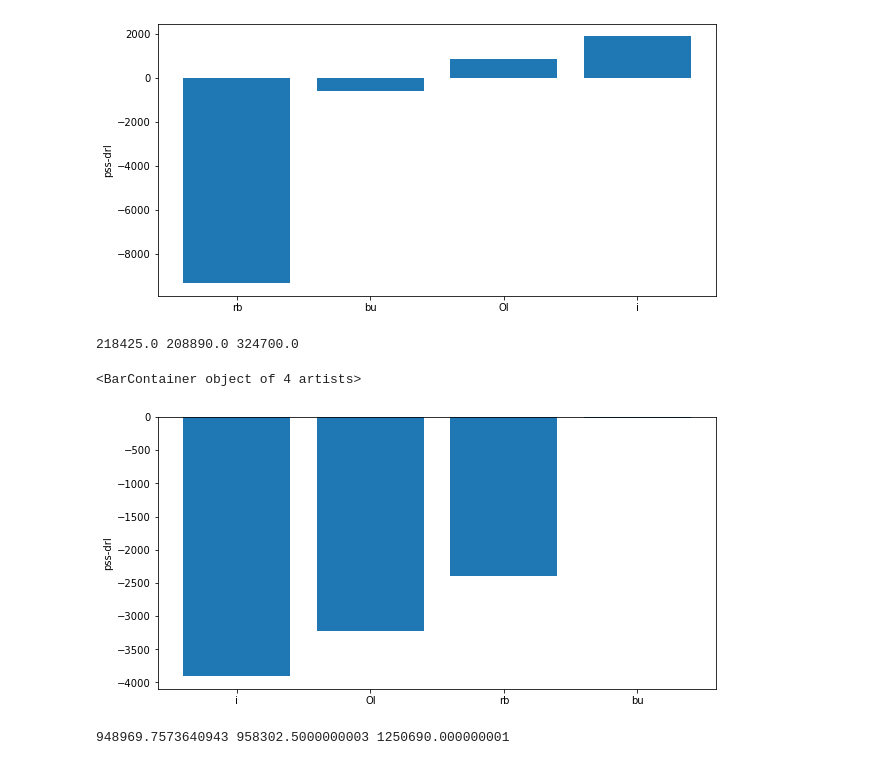
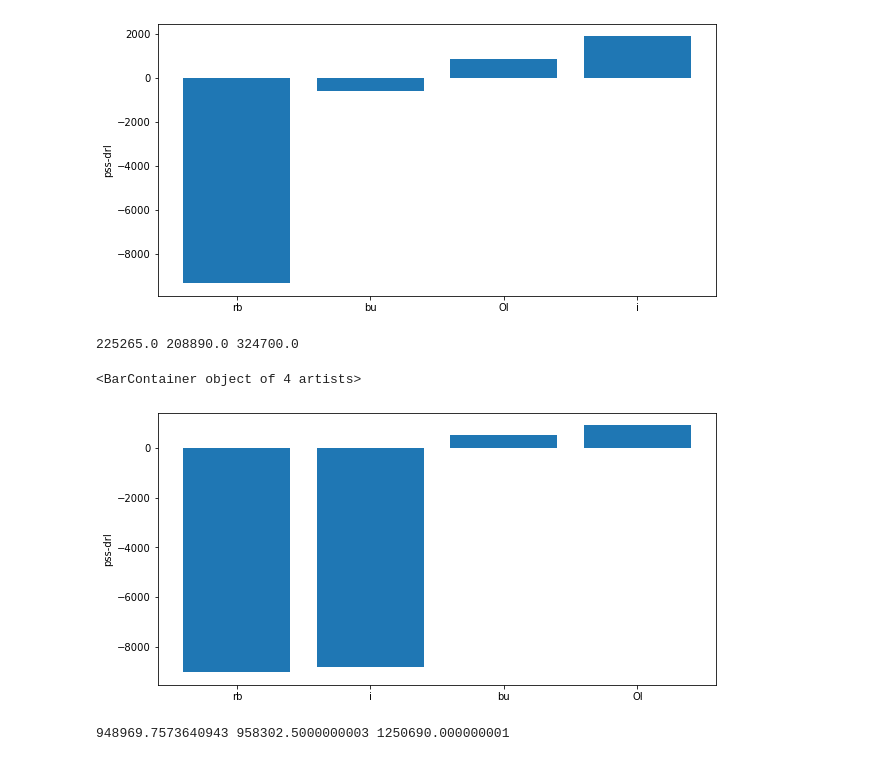
Before and after one commit to irides777/trader, a Jupyter notebook: pic.ipynb, the cells around one changed output. Drawn from its saved outputs; the diff is of its cells as text; code cells hidden in the pictures.

Commit message:
3state

```diff
--- a/pic.ipynb
+++ b/pic.ipynb
@@ -98,10 +98,14 @@ pd.read_parquet()
 TypeError: read_parquet() missing 1 required positional argument: 'path'
 # %%
 agent = pd.read_csv('res/rb.csv')
-oa = pd.read_csv('res/rb/DRLBuy.csv')
+# oa = pd.read_csv('res/rb/DRLBuy.csv')
 hd = {}
 lv = {}
+a = []
 for i in [30, 50, 100, 200, 500, 600]:
     hd[i] = pd.read_csv(f'res/rb{i}hd.csv')
+    a.append([f'hd{i}']+list(hd[i].mean()[1:4].values))
 for i in [1, 2, 3, 5, 7, 10, 20]:
     lv[i] = pd.read_csv(f'res/rb{i}lv.csv')
+    a.append([f'lv{i}']+list(lv[i].mean()[1:4].values))
+a.append([f'DRL agent']+list(agent.mean()[1:4].values))
@@ -131,15 +198,18 @@ avgr = [i.avgR.mean() for i in hd.values()]
 stdr = [i.stdR.mean() for i in hd.values()]
 ax.plot(stdr, avgr, 'o-', label='hd')
 for text, x, y in zip([30, 50, 100, 200, 500, 600], stdr, avgr):
-    ax.annotate(f'hd{text}', xy=(x,y), xytext=(x+0.1,y-0.005))
+    ax.annotate(f'hd{text}', xy=(x,y), xytext=(x+0.1,y-0.01))
     # ax.annotate(f'({round(x,2)} {round(y,2)})', xy=(x,y), xytext=(x+0.001,y-0.05))
 avgr = [i.avgR.mean() for i in lv.values()]
 stdr = [i.stdR.mean() for i in lv.values()]
 ax.plot(stdr, avgr, 'o-', label='lv')
 for text, x, y in zip([1, 2, 3, 5, 7, 10, 20], stdr, avgr):
-    ax.annotate(f'lv{text}', xy=(x,y), xytext=(x-0.1,y+0.005))
+    ax.annotate(f'lv{text}', xy=(x,y), xytext=(x-0.1,y+0.01))
     # ax.annotate(f'({round(x,2)} {round(y,2)})', xy=(x,y), xytext=(x+0.001,y-0.05))
-ax.scatter(agent.stdR.mean(), agent.avgR.mean())
+x = agent.stdR.mean()
+y = agent.avgR.mean()
+ax.scatter(x,y)
+ax.annotate(f'DRL agent', xy=(x,y), xytext=(x-0.1,y-0.02))
 plt.xlabel('stdR')
 plt.ylabel('avgR')
 plt.legend()
@@ -233,7 +303,7 @@ objs = ['rb', 'bu', 'OI', 'i']
 # rest_objs = [i for i in dd.pz.unique() if i not in objs]
 # objs = [i for i in dd.pz.unique()]
 # rest_objs = []
-comment = 'test'
+comment = '3state_gamma_100'
 # comment = 'queue'
 cwd = os.path.join('res', comment)
 a, b, c = 0, 0, 0
@@ -241,35 +311,35 @@ fin = []
 cha = []
 for obj in objs:
     file_path = os.path.join(cwd, obj, 'sum.csv')
     # file_path = os.path.join(f'./res/{obj}/trade', 'sum.csv')
     if os.path.exists(file_path):
         fin.append(obj)
         data = pd.read_csv(file_path)
         a+=data.drl.sum()
         b+=data.pss.sum()
         c+=data['agg'].sum()
         cha.append((obj, data.pss.sum()-data.drl.sum()))
 # for obj in rest_objs:
 #     # file_path = os.path.join(cwd, obj, 'sum.csv')
 #     file_path = os.path.join(f'./res/{obj}/trade', 'sum.csv')
 #     if os.path.exists(file_path):
 #         fin.append(obj)
 #         data = pd.read_csv(file_path)
 #         a+=data.drl.sum()
 #         b+=data.pss.sum()
 #         c+=data['agg'].sum()
 #         cha.append((obj, data.pss.sum()-data.drl.sum()))
 cha = sorted(cha, key=lambda x:x[1])
 # data = data[data.date!=20220119]
 print(a,b,c)
 a, b = [x[0] for x in cha], [x[1] for x in cha]
 plt.subplots(figsize=(10,5))
 plt.ylabel('pss-drl')
 plt.bar(a, b)
 # %% [output]
-218425.0 208890.0 324700.0
+225265.0 208890.0 324700.0
 <BarContainer object of 4 artists>
-[figure, old version]
+[figure, new version]
 # %%
 
 import pandas as pd
```
Also changed, not shown: parts of 6 cells of this notebook, 6 other files.
